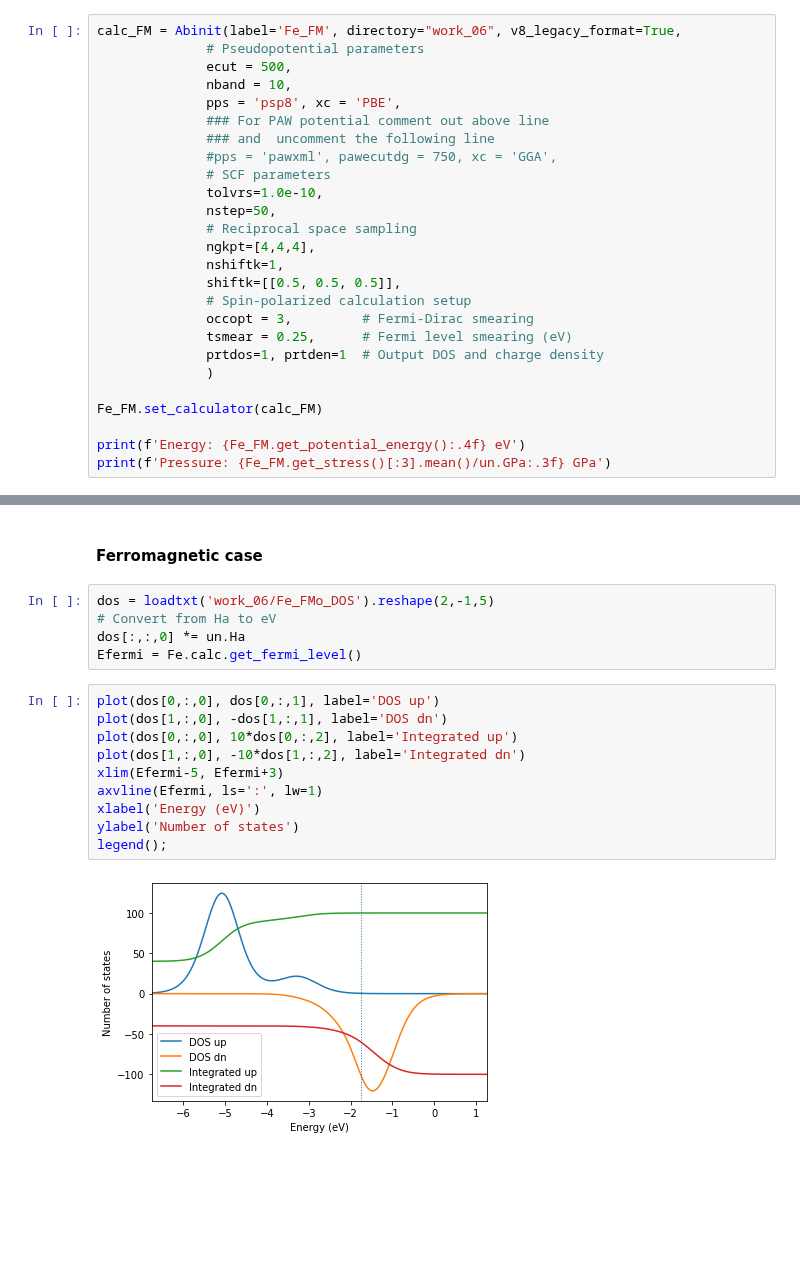
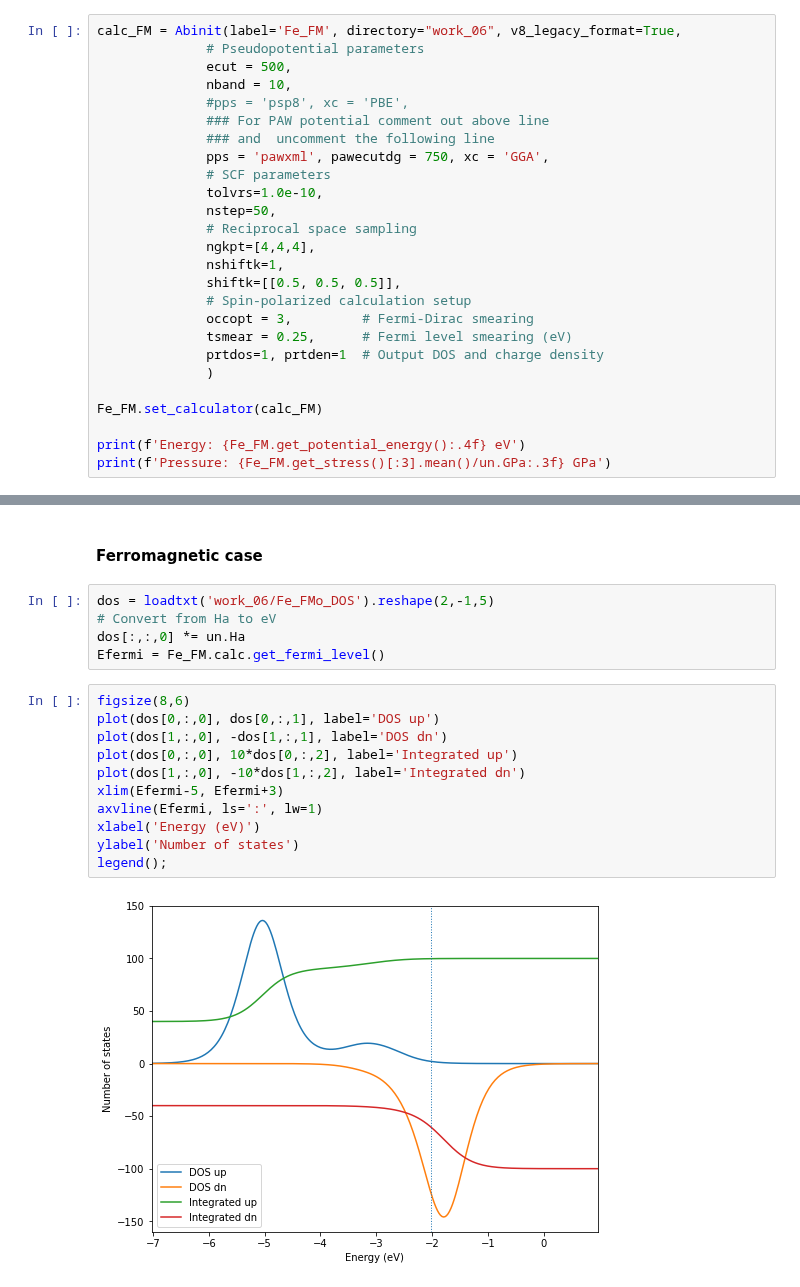
Before and after one commit to jochym/abinitio-methods, a Jupyter notebook: 06_Magnetic_Systems.ipynb, the cells around one changed output, grey strips where cells are left out. Saved outputs shown, nothing was run; the diff lists cells and outputs as text; blank space fills up the shorter version.

```diff
--- a/06_Magnetic_Systems.ipynb
+++ b/06_Magnetic_Systems.ipynb
@@ -69,10 +65,10 @@ calc_FM = Abinit(label='Fe_FM', directory="work_06", v8_legacy_format=True,
               # Pseudopotential parameters
               ecut = 500,
               nband = 10,
-              pps = 'psp8', xc = 'PBE',
+              #pps = 'psp8', xc = 'PBE',
               ### For PAW potential comment out above line
               ### and  uncomment the following line
-              #pps = 'pawxml', pawecutdg = 750, xc = 'GGA',
+              pps = 'pawxml', pawecutdg = 750, xc = 'GGA',
               # SCF parameters
               tolvrs=1.0e-10,
               nstep=50,
@@ -118,16 +115,17 @@ legend();
 dos = loadtxt('work_06/Fe_FMo_DOS').reshape(2,-1,5)
 # Convert from Ha to eV
 dos[:,:,0] *= un.Ha
-Efermi = Fe.calc.get_fermi_level()
+Efermi = Fe_FM.calc.get_fermi_level()
 # %%
+figsize(8,6)
 plot(dos[0,:,0], dos[0,:,1], label='DOS up')
 plot(dos[1,:,0], -dos[1,:,1], label='DOS dn')
 plot(dos[0,:,0], 10*dos[0,:,2], label='Integrated up')
 plot(dos[1,:,0], -10*dos[1,:,2], label='Integrated dn')
 xlim(Efermi-5, Efermi+3)
 axvline(Efermi, ls=':', lw=1)
 xlabel('Energy (eV)')
 ylabel('Number of states')
 legend();
 # %% [output]
-[figure, old version]
+[figure, new version]
```
Also changed, not shown: parts of 5 cells of this notebook.
